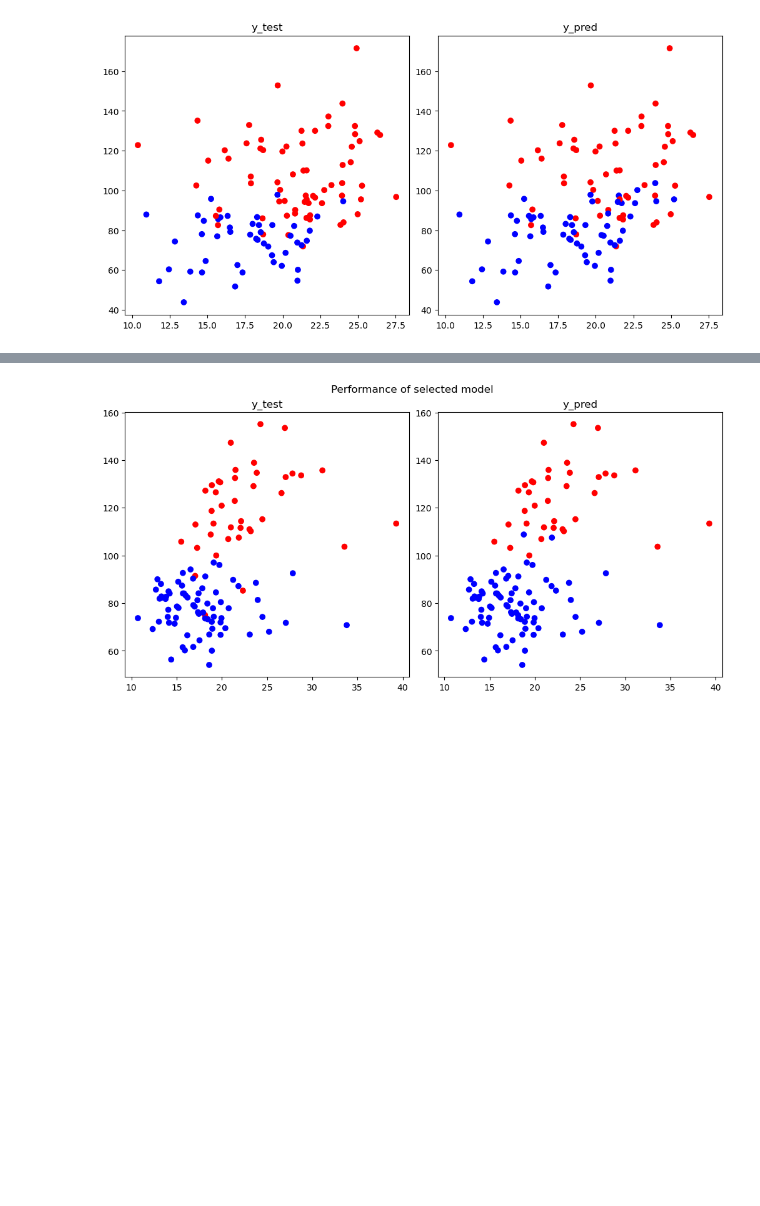
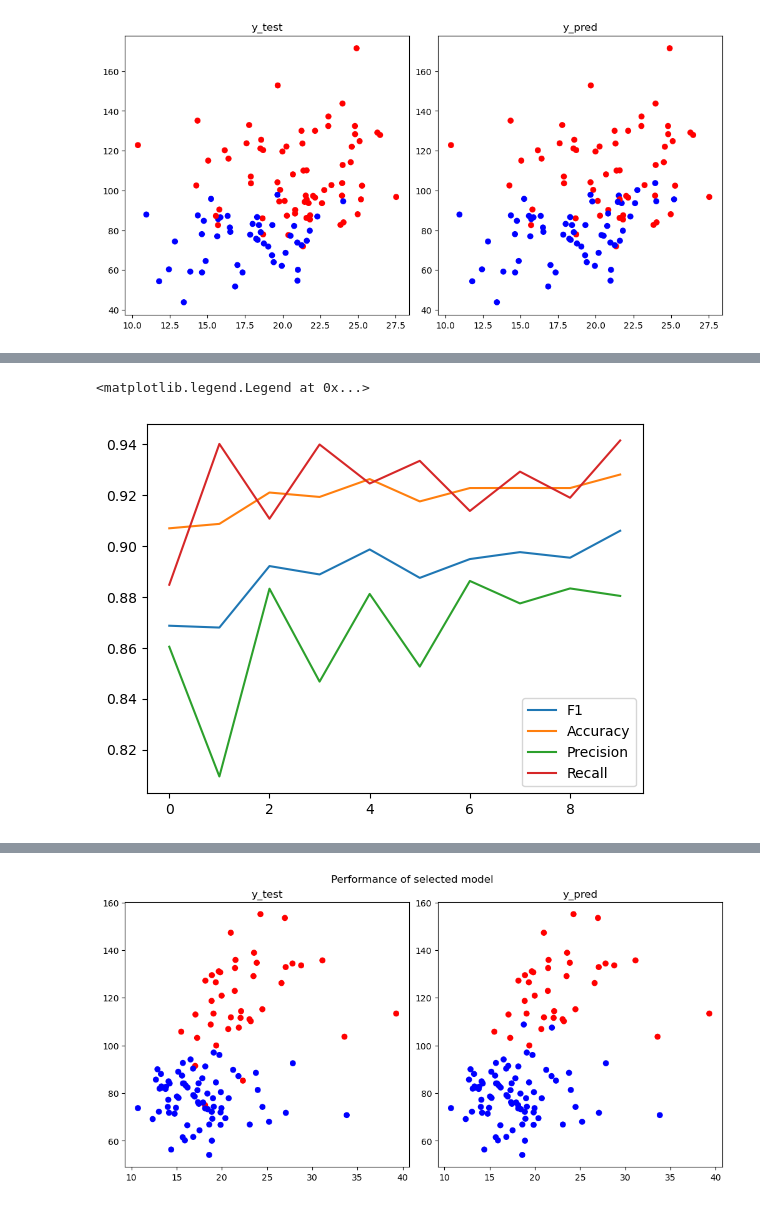
Before and after one commit to yuxinl915/02620_GRP8, a Jupyter notebook: knn.ipynb, the cells around one changed output, grey strips where cells are left out. Drawn from its saved outputs; the diff is of its cells as text; code cells hidden in the pictures; blank space fills up the shorter version.

```diff
--- a/knn.ipynb
+++ b/knn.ipynb
@@ -181,0 +196,22 @@ print(time.process_time() - t)
+# %%
+mean_accuracy=[]
+mean_recall=[]
+mean_precision=[]
+mean_f1=[]
+
+std_accuracy=[]
+std_recall=[]
+std_precision=[]
+std_f1=[]
+
+for i in np.arange(10):
+
+    mean_accuracy.append(np.mean(k_accuracies[i]))
+    mean_recall.append(np.mean(k_recalls[i]))
+    mean_precision.append(np.mean(k_precisions[i]))
+    mean_f1.append(np.mean(k_f1s[i]))
+
+    std_accuracy.append(np.std(k_accuracies[i]))
+    std_recall.append(np.std(k_recalls[i]))
+    std_precision.append(np.std(k_precisions[i]))
+    std_f1.append(np.std(k_f1s[i]))
@@ -181,0 +278,9 @@ print(time.process_time() - t)
+# %%
+plt.plot(mean_f1,label='F1')
+plt.plot(mean_accuracy,label='Accuracy')
+plt.plot(mean_precision,label='Precision')
+plt.plot(mean_recall,label='Recall')
+plt.legend()
+# %% [output]
+<matplotlib.legend.Legend at 0x...>
+[figure, added]
```
Also changed, not shown: parts of 15 cells of this notebook.
